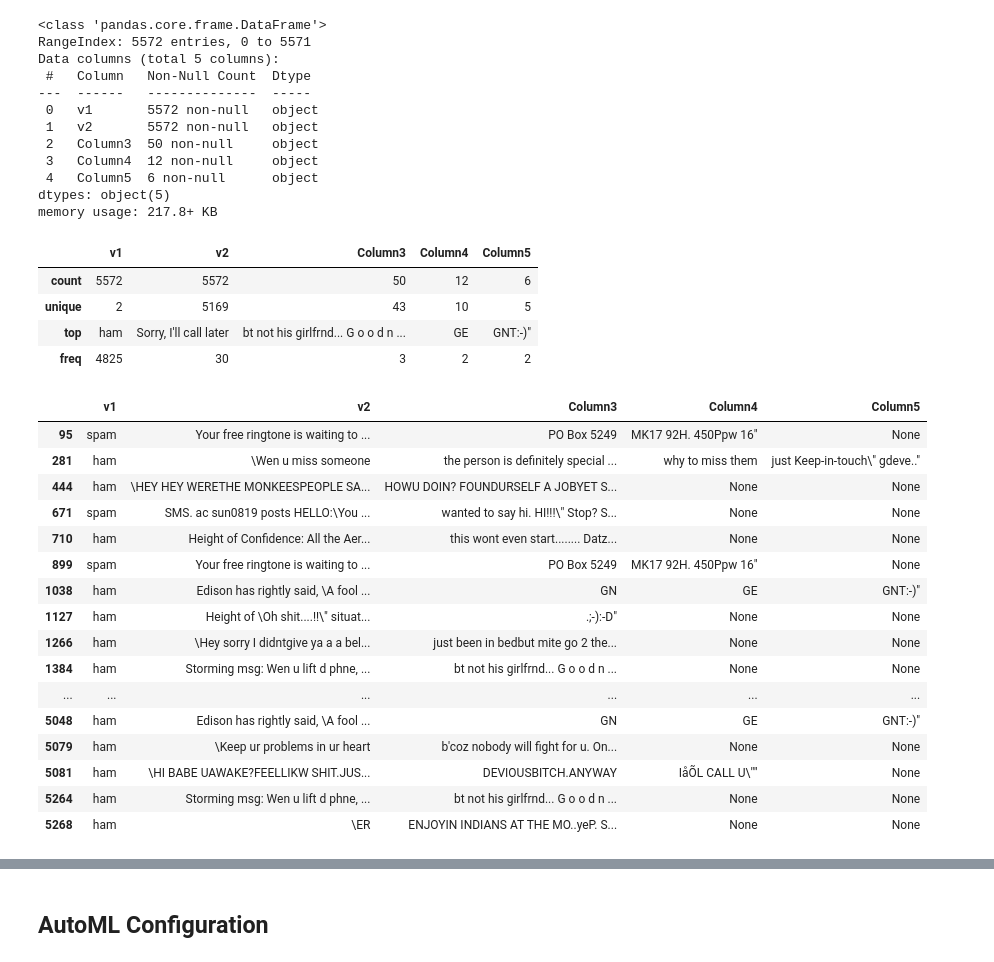
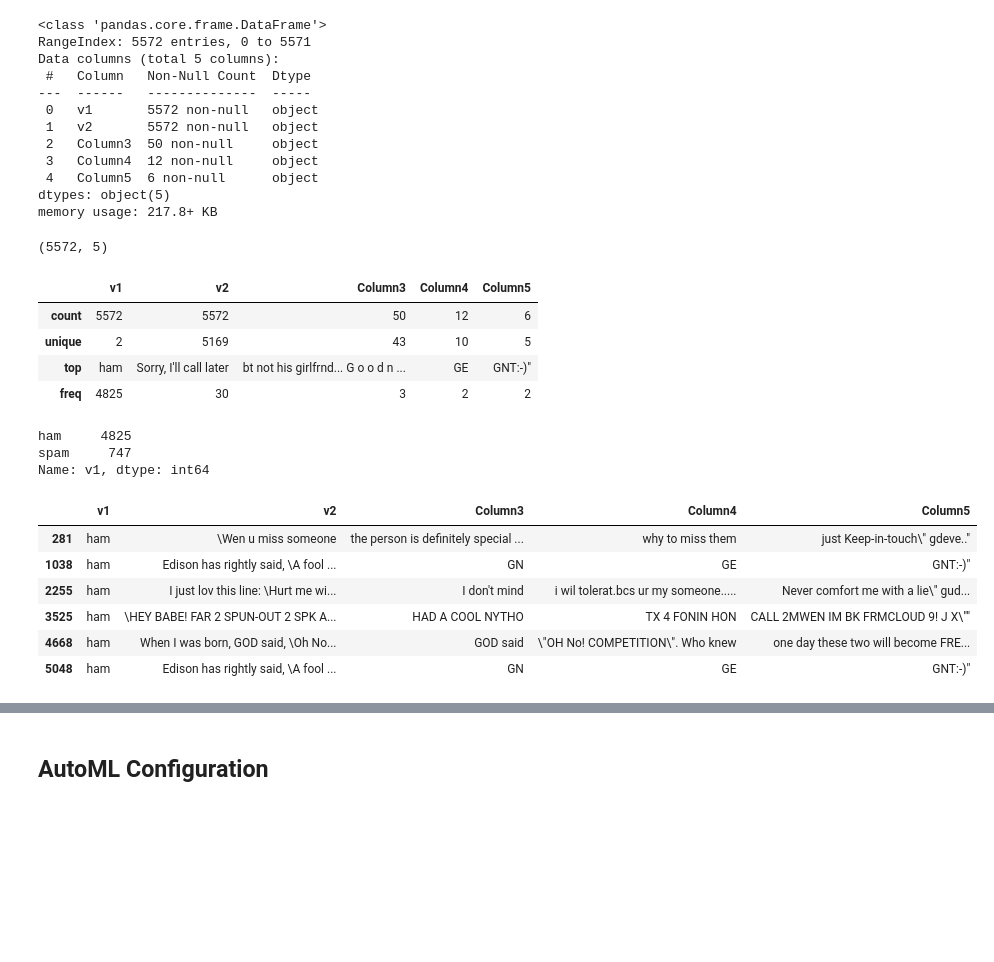
Before and after one commit to Nazeer2013/nd00333-capstone, a Jupyter notebook: finalproject/notebook-smsspam-automl-0924-v2.ipynb, the cells around one changed output, grey strips where cells are left out. Cells and saved outputs as stored; diff of their text form; code cells hidden in the pictures; blank space fills up the shorter version.

```diff
--- a/finalproject/notebook-smsspam-automl-0924-v2.ipynb
+++ b/finalproject/notebook-smsspam-automl-0924-v2.ipynb
@@ -120,6 +120,10 @@ Data columns (total 5 columns):
  4   Column5  6 non-null      object
 dtypes: object(5)
 memory usage: 217.8+ KB
+# %%
+df.shape
+# %% [output]
+(5572, 5)
 # %%
 df.describe()
 # %% [output]
@@ -128,23 +132,19 @@ df.describe()
 | unique | 2 | 5169 | 43 | 10 | 5 |
 | top | ham | Sorry, I'll call later | bt not his girlfrnd... G o o d n ... | GE | GNT:-)" |
 | freq | 4825 | 30 | 3 | 2 | 2 |
+# %%
+df['v1'].value_counts()
+# %% [output]
+ham     4825
+spam     747
+Name: v1, dtype: int64
 # %%
- df[df['Column3'].str.len() > -1]
+ df[df['Column5'].str.len() > -1]
 # %% [output]
 |  | v1 | v2 | Column3 | Column4 | Column5 |
-| 95 | spam | Your free ringtone is waiting to ... | PO Box 5249 | MK17 92H. 450Ppw 16" | None |
 | 281 | ham | \Wen u miss someone | the person is definitely special ... | why to miss them | just Keep-in-touch\" gdeve.." |
-| 444 | ham | \HEY HEY WERETHE MONKEESPEOPLE SA... | HOWU DOIN? FOUNDURSELF A JOBYET S... | None | None |
-| 671 | spam | SMS. ac sun0819 posts HELLO:\You ... | wanted to say hi. HI!!!\" Stop? S... | None | None |
-| 710 | ham | Height of Confidence: All the Aer... | this wont even start........ Datz... | None | None |
-| 899 | spam | Your free ringtone is waiting to ... | PO Box 5249 | MK17 92H. 450Ppw 16" | None |
 | 1038 | ham | Edison has rightly said, \A fool ... | GN | GE | GNT:-)" |
-| 1127 | ham | Height of \Oh shit....!!\" situat... | .;-):-D" | None | None |
-| 1266 | ham | \Hey sorry I didntgive ya a a bel... | just been in bedbut mite go 2 the... | None | None |
-| 1384 | ham | Storming msg: Wen u lift d phne, ... | bt not his girlfrnd... G o o d n ... | None | None |
-| ... | ... | ... | ... | ... | ... |
+| 2255 | ham | I just lov this line: \Hurt me wi... | I don't mind | i wil tolerat.bcs ur my someone..... | Never comfort me with a lie\" gud... |
+| 3525 | ham | \HEY BABE! FAR 2 SPUN-OUT 2 SPK A... | HAD A COOL NYTHO | TX 4 FONIN HON | CALL 2MWEN IM BK FRMCLOUD 9! J X\"" |
+| 4668 | ham | When I was born, GOD said, \Oh No... | GOD said | \"OH No! COMPETITION\". Who knew | one day these two will become FRE... |
 | 5048 | ham | Edison has rightly said, \A fool ... | GN | GE | GNT:-)" |
-| 5079 | ham | \Keep ur problems in ur heart | b'coz nobody will fight for u. On... | None | None |
-| 5081 | ham | \HI BABE UAWAKE?FEELLIKW SHIT.JUS... | DEVIOUSBITCH.ANYWAY | IåÕL CALL U\"" | None |
-| 5264 | ham | Storming msg: Wen u lift d phne, ... | bt not his girlfrnd... G o o d n ... | None | None |
-| 5268 | ham | \ER | ENJOYIN INDIANS AT THE MO..yeP. S... | None | None |
```
Also changed, not shown: parts of 1 cell of this notebook, 2 other files.
